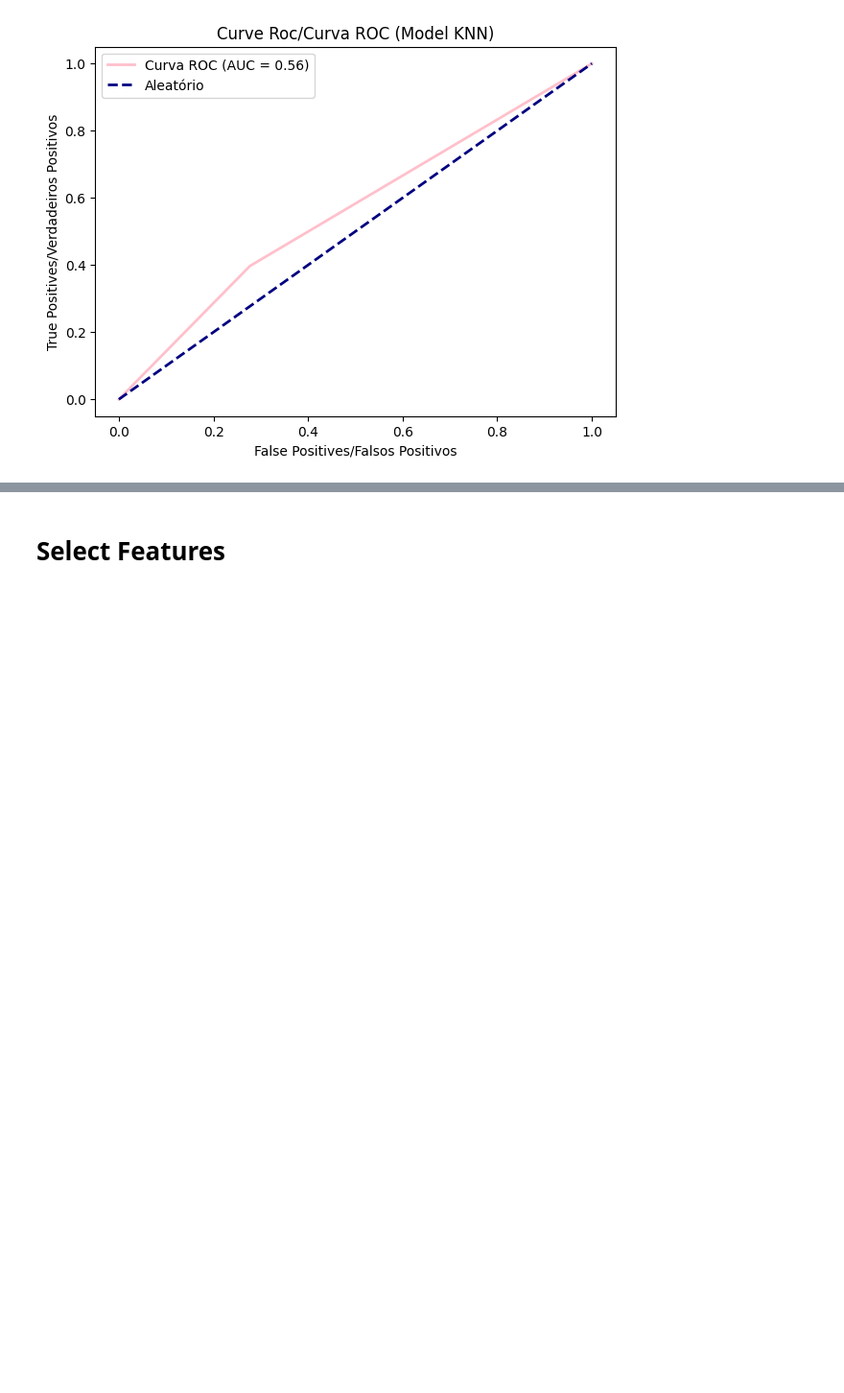
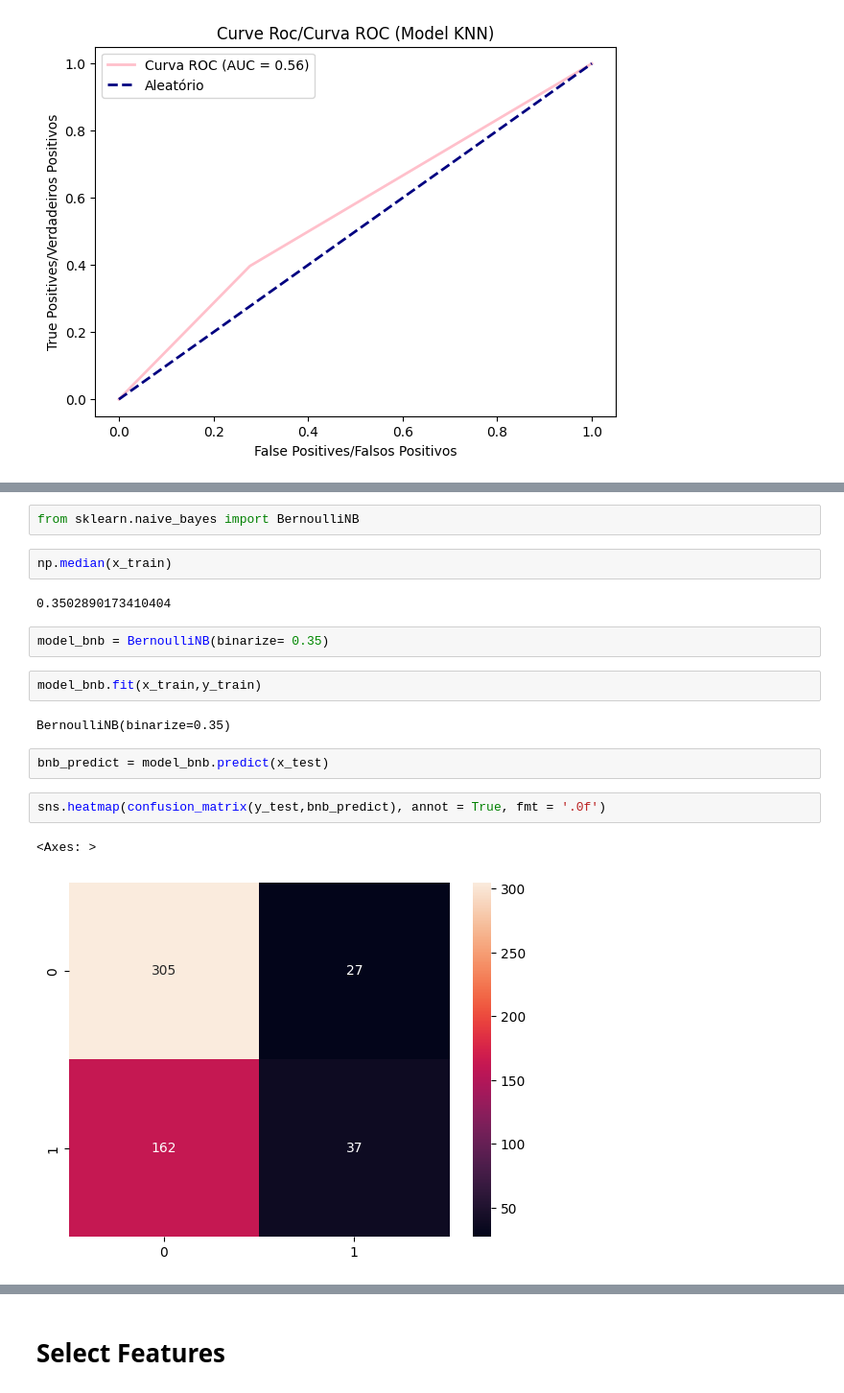
Before and after one commit to Muniz97/Yellow-fever-Febre-Amarela, a Jupyter notebook: 4 - Model/Yellow_Fever_Model.ipynb, the cells around one changed output, grey strips where cells are left out. Shown at 96% size. Drawn from its saved outputs; the diff is of its cells as text; blank space fills up the shorter version.

```diff
--- a/4 - Model/Yellow_Fever_Model.ipynb
+++ b/4 - Model/Yellow_Fever_Model.ipynb
@@ -212,0 +215,19 @@ plt.show()
+# %%
+from sklearn.naive_bayes import BernoulliNB
+# %%
+np.median(x_train)
+# %% [output]
+0.3502890173410404
+# %%
+model_bnb = BernoulliNB(binarize= 0.35)
+# %%
+model_bnb.fit(x_train,y_train)
+# %% [output]
+BernoulliNB(binarize=0.35)
+# %%
+bnb_predict = model_bnb.predict(x_test)
+# %%
+sns.heatmap(confusion_matrix(y_test,bnb_predict), annot = True, fmt = '.0f')
+# %% [output]
+<Axes: >
+[figure, added]
```
Also changed, not shown: parts of 4 cells of this notebook.
